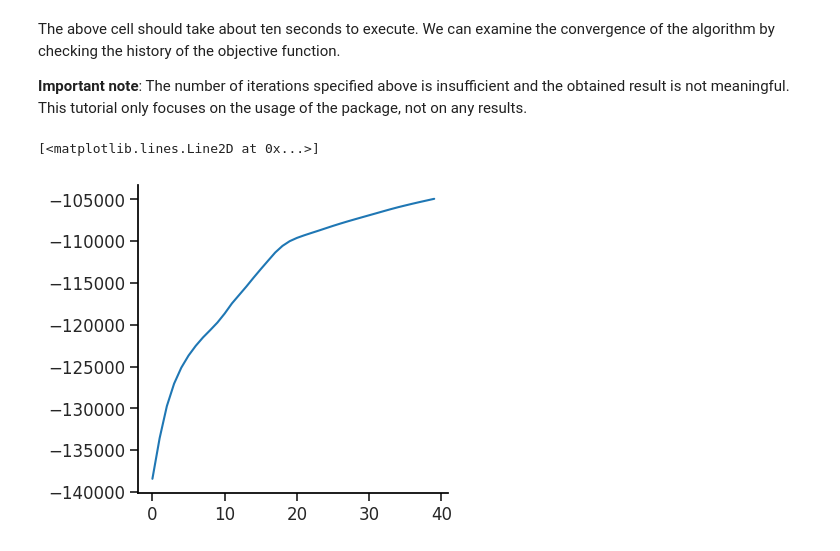
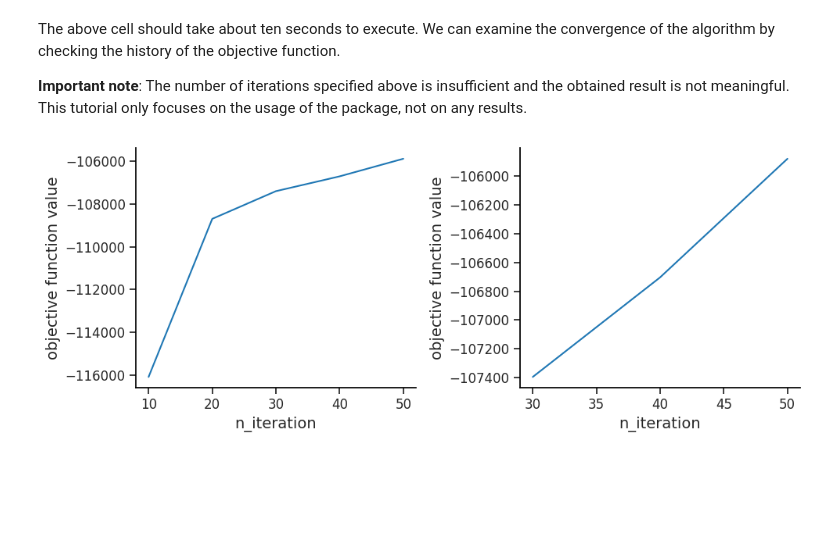
Before and after one commit to parklab/Salamander, a Jupyter notebook: tutorial.ipynb, the cells around one changed output. Saved outputs shown, nothing was run; the diff lists cells and outputs as text; code cells hidden in the pictures; blank space fills up the shorter version.

```diff
--- a/tutorial.ipynb
+++ b/tutorial.ipynb
@@ -115,7 +133,7 @@ Salamander supports fixing arbitrary many a priori known signatures during infer
 catalog = pd.read_csv("data/COSMIC_v3.3.1_SBS_GRCh38.csv", index_col=0)
 my_known_signatures = catalog[["SBS3", "SBS13"]]
 # %%
-model = salamander.KLNMF(n_signatures=7, max_iterations=5000)
+model = salamander.KLNMF(n_signatures=5, max_iterations=5000)
 model.fit(counts_sbs, given_signatures=my_known_signatures)
 model.plot_signatures()
 # %% [output]
@@ -136,7 +153,7 @@ The syntax for minimum volume NMF and correlated NMF is identical, and fixing a
 model_mvnmf = salamander.MvNMF(
     n_signatures=n_signatures,
     lam=1,
-    max_iterations=3
+    max_iterations=10
 )
 model_mvnmf.fit(counts_sbs)
 # %% [output]
@@ -146,7 +163,7 @@ model_mvnmf.fit(counts_sbs)
 model_corrnmf = salamander.CorrNMFDet(
     n_signatures=n_signatures,
     dim_embeddings=n_signatures,
-    max_iterations=3
+    max_iterations=10
 )
 model_corrnmf.fit(counts_sbs)
 # %% [output]
@@ -175,13 +200,17 @@ The above cell should take about ten seconds to execute. We can examine the conv
 
 **Important note**: The number of iterations specified above is insufficient and the obtained result is not meaningful. This tutorial only focuses on the usage of the package, not on any results.
 # %%
-history = multi_model.history["objective_function"]
+fig, axes = plt.subplots(1, 2, figsize=(10, 4))
 
-fig, ax = plt.subplots(figsize=(4, 4))
-ax.plot(np.arange(len(history[10:])), history[10:])
+# by default, the objective function value is computed every 10th iteration
+multi_model.plot_history(ax=axes[0])
+
+# the first iterations usually distory the history plot
+multi_model.plot_history(min_iteration=30, ax=axes[1])
+
+plt.tight_layout()
 # %% [output]
-[<matplotlib.lines.Line2D at 0x...>]
-[figure, old version]
+[figure, new version]
 # %%
 axes = multi_model.plot_signatures(annotate_mutation_types=True)
 
```
Also changed, not shown: parts of 18 cells of this notebook.
